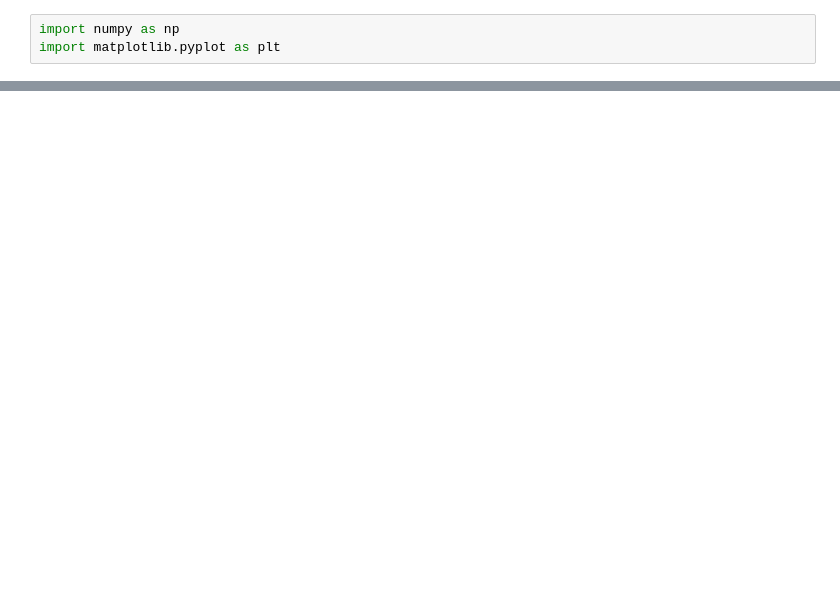
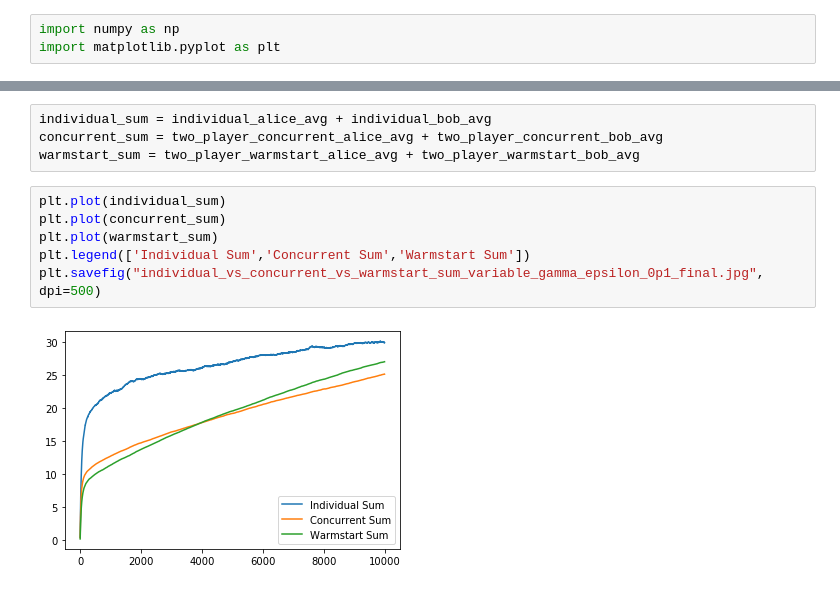
Before and after one commit to manish1596/Multi_Armed_Bandits, a Jupyter notebook: LinUCB.ipynb, the cells around one changed output, grey strips where cells are left out. Drawn from its saved outputs; the diff is of its cells as text; blank space fills up the shorter version.

Commit message:
Added LinUCB warmstart and concurrent implementation

```diff
--- a/LinUCB.ipynb
+++ b/LinUCB.ipynb
@@ -79,0 +381,12 @@ for a in range(k):
+# %%
+individual_sum = individual_alice_avg + individual_bob_avg
+concurrent_sum = two_player_concurrent_alice_avg + two_player_concurrent_bob_avg
+warmstart_sum = two_player_warmstart_alice_avg + two_player_warmstart_bob_avg
+# %%
+plt.plot(individual_sum)
+plt.plot(concurrent_sum)
+plt.plot(warmstart_sum)
+plt.legend(['Individual Sum','Concurrent Sum','Warmstart Sum'])
+plt.savefig("individual_vs_concurrent_vs_warmstart_sum_variable_gamma_epsilon_0p1_final.jpg", dpi=500)
+# %% [output]
+[figure, added]
```
Also changed, not shown: parts of 9 cells of this notebook.
